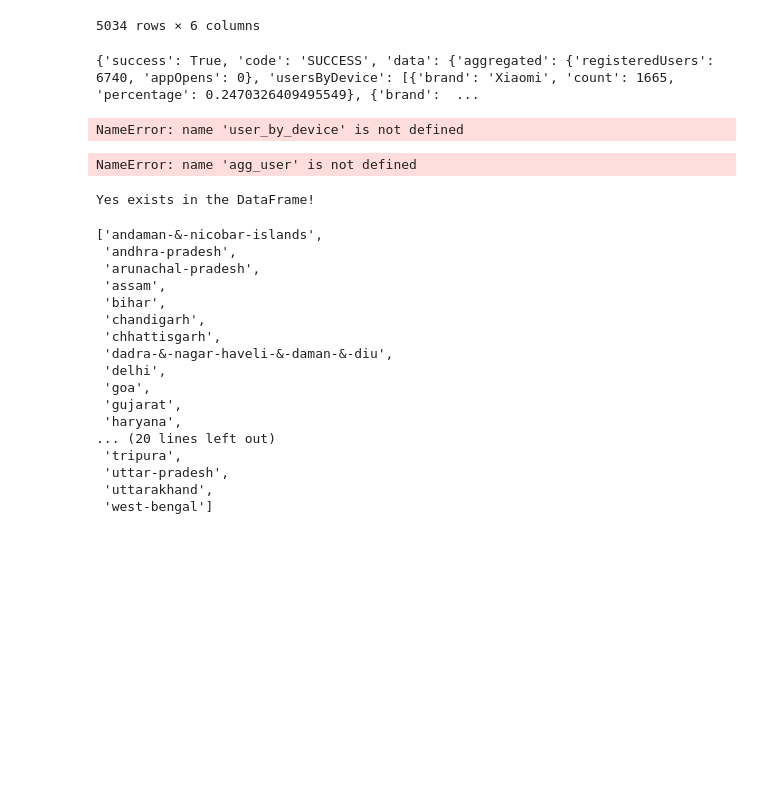
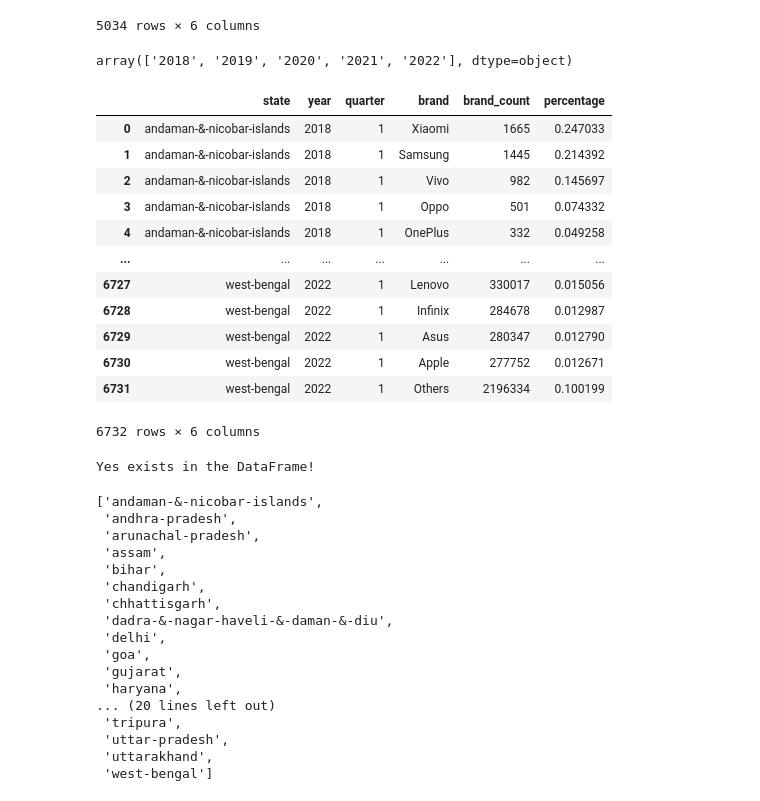
Before and after one commit to Ranjitha23ds/Phonepe-Pulse-Data-Visualization-and-Exploration, a Jupyter notebook: Phone.ipynb, the cells around one changed output. Saved outputs shown, nothing was run; the diff lists cells and outputs as text; code cells hidden in the pictures; blank space fills up the shorter version.

```diff
--- a/Phone.ipynb
+++ b/Phone.ipynb
@@ -100,7 +100,7 @@ agg_user_state=os.listdir(path)
 #agg_user_state
 # %%
 
-clm1={"state":[],"year":[],"quarter":[],"registered_user":[],"appsopen":[],"brand":[],"brand_count":[]}
+clm1={"state":[],"year":[],"quarter":[],"brand":[],"brand_count":[],"percentage":[]}
 for i in agg_user_state:
     p_i=path+i+"/"
     agg_user_year=os.listdir(p_i)
@@ -114,32 +114,55 @@ for i in agg_user_state:
             #print(p_k)
             data=open(p_k,'r')
             D1=json.load(data)
-            print(D1)
+            try :
+                for x in D1["data"]["usersByDevice"]:
+                    brand_name=x["brand"]
+                    brand_count=x["count"]
+                    brand_percentage=x["percentage"]
+                    clm1["brand"].append(brand_name)
+                    clm1["brand_count"].append(brand_count)
+                    clm1["percentage"].append(brand_percentage)
+                    clm1["state"].append(i)
+                    clm1["year"].append(j)
+                    clm1["quarter"].append(int(k.strip('.json')))
+            except:
+                pass
+
+
             #reg_user=D1.get("data",{}).get("aggregated",{}).get("registeredUsers",0)
             #app_open=D1.get("data",{}).get("aggregated",{}).get("appOpens",0)
             #user_by_device=D1.get("data",{}).get("usersByDevice",[])
 
             #if not isinstance (user_by_device,list):
                 #user_by_device=[]
-            for z in user_by_device:
-                brand_name=z.get("brand","unknown")
-                brand_cnt=z.get("count",0)
+            #for z in D1[""]
+               # brand_name=z.get("brand","unknown")
+                #brand_cnt=z.get("count",0)
 
-                clm1["registered_user"].append(reg_user)
-                clm1["appsopen"].append(app_open)
-                clm1["brand"].append(brand_name)
-                clm1["brand_count"].append(brand_cnt)
-                clm1["state"].append(i)
-                clm1["year"].append(j)
-                clm1["quarter"].append(int(k.strip('.json')))
+                #clm1["registered_user"].append(reg_user)
+                #clm1["appsopen"].append(app_open)
+                #
 agg_user=pd.DataFrame(clm1)
-# %% [output]
-{'success': True, 'code': 'SUCCESS', 'data': {'aggregated': {'registeredUsers': 6740, 'appOpens': 0}, 'usersByDevice': [{'brand': 'Xiaomi', 'count': 1665, 'percentage': 0.2470326409495549}, {'brand':  ...
-NameError: name 'user_by_device' is not defined
 # %%
-agg_user["year"].unique()
+agg_user[agg_user["state"]=="andaman-&-nicobar-islands"]["year"].unique()
 # %% [output]
-NameError: name 'agg_user' is not defined
+array(['2018', '2019', '2020', '2021', '2022'], dtype=object)
+# %%
+agg_user
+# %% [output]
+|  | state | year | quarter | brand | brand_count | percentage |
+| 0 | andaman-&-nicobar-islands | 2018 | 1 | Xiaomi | 1665 | 0.247033 |
+| 1 | andaman-&-nicobar-islands | 2018 | 1 | Samsung | 1445 | 0.214392 |
+| 2 | andaman-&-nicobar-islands | 2018 | 1 | Vivo | 982 | 0.145697 |
+| 3 | andaman-&-nicobar-islands | 2018 | 1 | Oppo | 501 | 0.074332 |
+| 4 | andaman-&-nicobar-islands | 2018 | 1 | OnePlus | 332 | 0.049258 |
+| ... | ... | ... | ... | ... | ... | ... |
+| 6727 | west-bengal | 2022 | 1 | Lenovo | 330017 | 0.015056 |
+| 6728 | west-bengal | 2022 | 1 | Infinix | 284678 | 0.012987 |
+| 6729 | west-bengal | 2022 | 1 | Asus | 280347 | 0.012790 |
+| 6730 | west-bengal | 2022 | 1 | Apple | 277752 | 0.012671 |
+| 6731 | west-bengal | 2022 | 1 | Others | 2196334 | 0.100199 |
+6732 rows × 6 columns
 # %%
 if "2019" in agg_user["year"].values:
     print("Yes exists in the DataFrame!")
```
Also changed, not shown: parts of 31 cells of this notebook.
